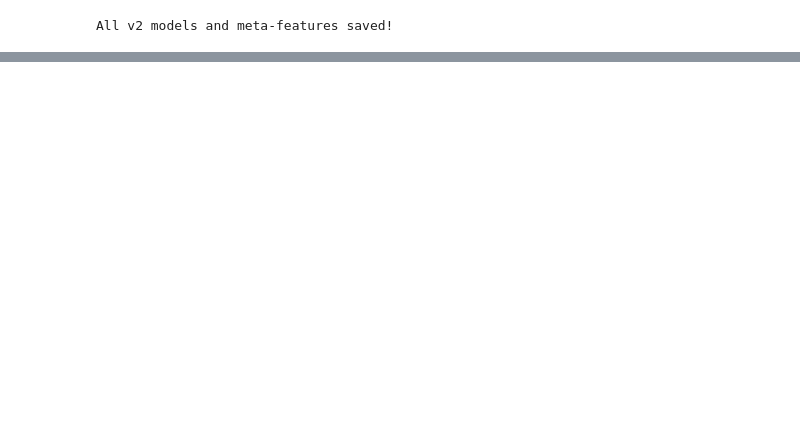
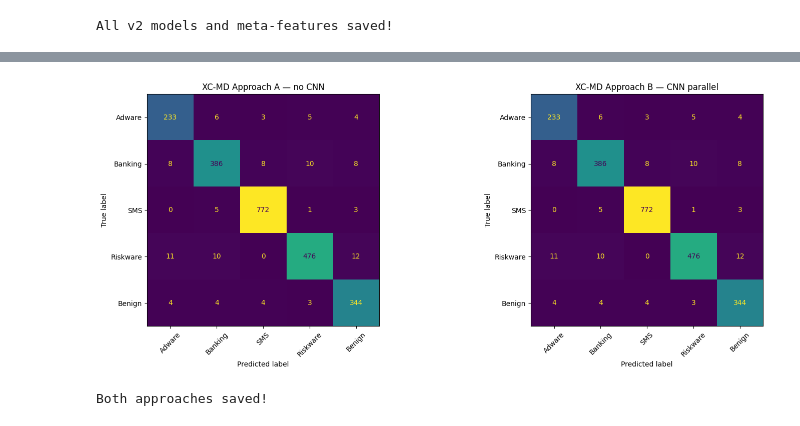
Before and after one commit to S-0120/XAI, a Jupyter notebook: XAI_Project.ipynb, the cells around one changed output, grey strips where cells are left out. Saved outputs shown, nothing was run; the diff lists cells and outputs as text; code cells hidden in the pictures; blank space fills up the shorter version.

```diff
--- a/XAI_Project.ipynb
+++ b/XAI_Project.ipynb
@@ -1035,0 +1037,6 @@ All v2 models and meta-features saved!
+# %%
+meta_train_A = np.hstack([rf_oof, xgb_oof, svm_oof, lgbm_oof])
+meta_test_A  = np.hstack([rf_test, xgb_test, svm_test, lgbm_base_test])
+
+print(f"Approach A meta-train: {meta_train_A.shape} → expect (15615, 20)")
+print(f"Approach A meta-test:  {meta_test_A.shape}  → expect (2320, 20)")
@@ -1035,0 +1072,20 @@ All v2 models and meta-features saved!
+# %%
+# Approach B: same 4-model ensemble for the stacking decision
+# CNN runs separately and its predictions are stored for SHAP/LIME analysis only
+meta_train_B = meta_train_A.copy()  # same 20 meta-features
+meta_test_B  = meta_test_A.copy()
+
+lr_B = LogisticRegression(max_iter=1000, random_state=42, C=1.0)
+lr_B.fit(meta_train_B, y_train_res)
+preds_B = lr_B.predict(meta_test_B)
+
+# CNN parallel prediction — stored separately, not used in voting
+cnn_parallel_preds = np.argmax(cnn_model.predict(X_test_cnn), axis=1)
+cnn_parallel_proba = cnn_model.predict(X_test_cnn)
+
+print("=== Approach B: RF + XGB + SVM + LightGBM → LR (CNN parallel) ===")
+print(f"Stacking accuracy:      {accuracy_score(y_test, preds_B):.4f}")
+print(f"CNN parallel accuracy:  {accuracy_score(y_test, cnn_parallel_preds):.4f}")
+print("\nClassification Report (stacking):")
+print(classification_report(y_test, preds_B,
+      target_names=['Adware','Banking','SMS','Riskware','Benign']))
@@ -1035,0 +1137,30 @@ All v2 models and meta-features saved!
+# %%
+fig, axes = plt.subplots(1, 2, figsize=(16, 6))
+classes = ['Adware','Banking','SMS','Riskware','Benign']
+
+for ax, preds, title in zip(
+    axes,
+    [preds_A, preds_B],
+    ['Approach A — no CNN', 'Approach B — CNN parallel']
+):
+    cm = confusion_matrix(y_test, preds)
+    disp = ConfusionMatrixDisplay(cm, display_labels=classes)
+    disp.plot(ax=ax, colorbar=False)
+    ax.set_title(f'XC-MD {title}')
+    ax.tick_params(axis='x', rotation=45)
+
+plt.tight_layout()
+plt.show()
+# %% [output]
+[figure, added]
+# %%
+joblib.dump(lr_A, MODELS_PATH + 'lr_meta_A.pkl')
+joblib.dump(lr_B, MODELS_PATH + 'lr_meta_B.pkl')
+
+np.save(MODELS_PATH + 'meta_train_A.npy', meta_train_A)
+np.save(MODELS_PATH + 'meta_test_A.npy',  meta_test_A)
+np.save(MODELS_PATH + 'cnn_parallel_proba.npy', cnn_parallel_proba)
+
+print("Both approaches saved!")
+# %% [output]
+Both approaches saved!
```
Also changed, not shown: parts of 16 cells of this notebook.
